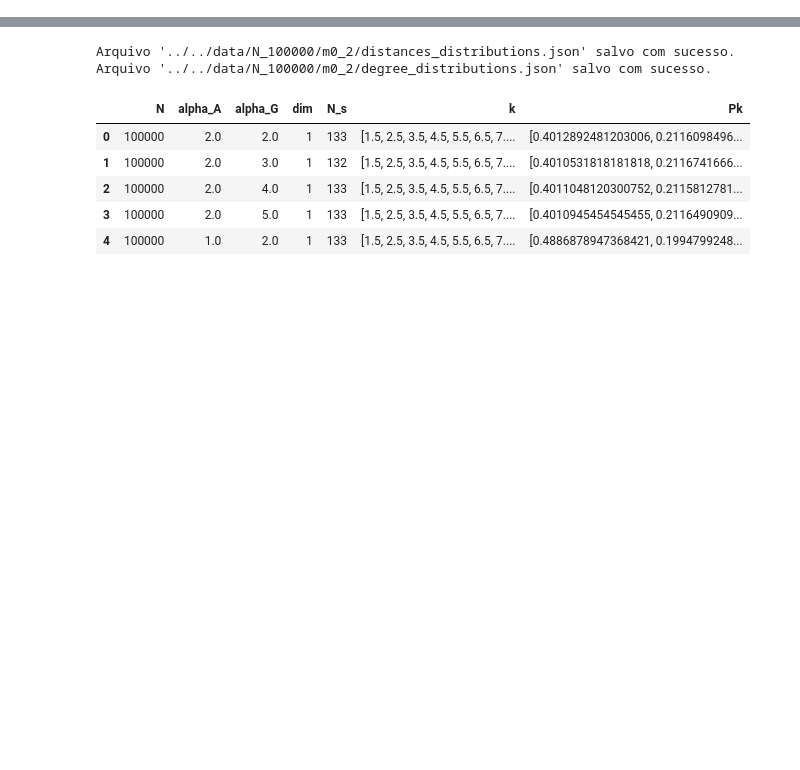
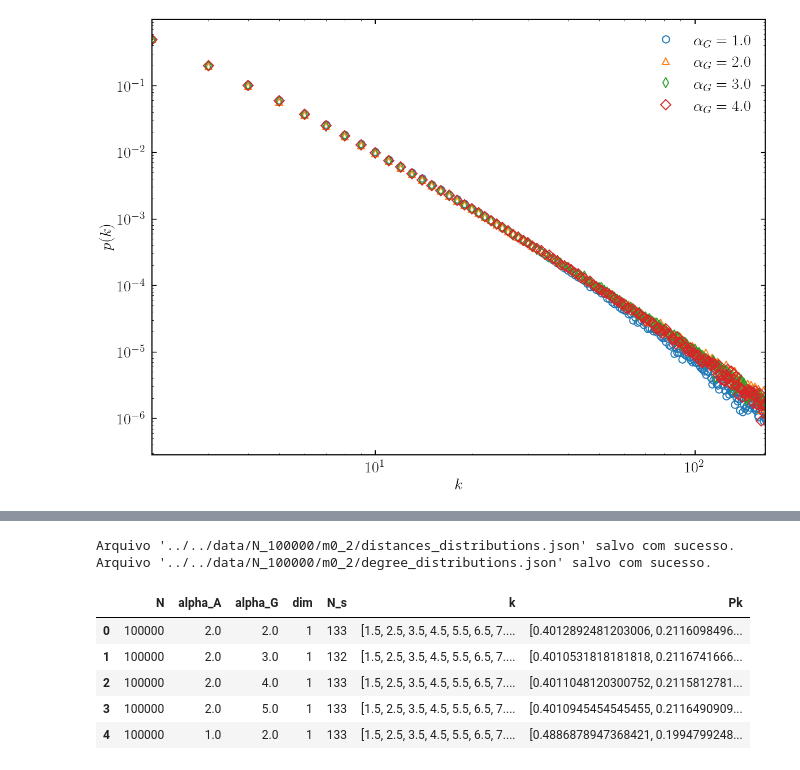
Before and after one commit to JuniorAlencar/SpatialPreferential, a Jupyter notebook: scripts/jupyter/distributions.ipynb, the cells around one changed output, grey strips where cells are left out. Drawn from its saved outputs; the diff is of its cells as text; code cells hidden in the pictures; blank space fills up the shorter version.

```diff
--- a/scripts/jupyter/distributions.ipynb
+++ b/scripts/jupyter/distributions.ipynb
@@ -14,2 +16,30 @@ from matplotlib.ticker import LogLocator, LogFormatterMathtext
 # %%
 make_results_folders()
+# %%
+N,m = 10**5, 2
+dim = 2
+alpha_a = 2.0
+alpha_g_lst = [1.0, 2.0, 3.0, 4.0]
+markers = ['o', '^', 'd', "D"]
+mew = 1.4
+for idx, alpha_g in enumerate(alpha_g_lst):
+    df = read_parquet(N, dim, m, alpha_a, alpha_g)
+    df_pool = degree_distribution_pooled(df)
+    ksat_pool = find_k_saturation_pooled(df_pool, min_count=20)
+    best_pool = fit_from_pooled_df(df_pool, k_sat=ksat_pool)
+    k_min = min(df_pool['k'])
+    k_max = ksat_pool
+    #ksat_pool = max(df_pool['k'])
+
+    plt.plot(df_pool['k'][:ksat_pool],df_pool['Pk'][:ksat_pool], marker=markers[idx],
+             linestyle='None', mew=mew, label=rf'$\alpha_G = {alpha_g}$')
+
+plt.xlabel(r"$k$")
+plt.ylabel(r"$p(k)$")
+plt.xlim(k_min, k_max)
+plt.legend()
+plt.xscale('log')
+plt.yscale('log')
+plt.show()
+# %% [output]
+[figure, added]
```
Also changed, not shown: parts of 7 cells of this notebook, 7 other files.
